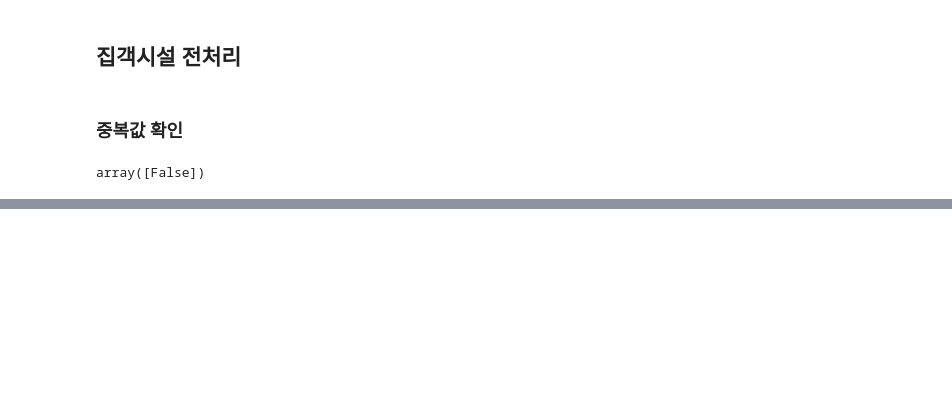
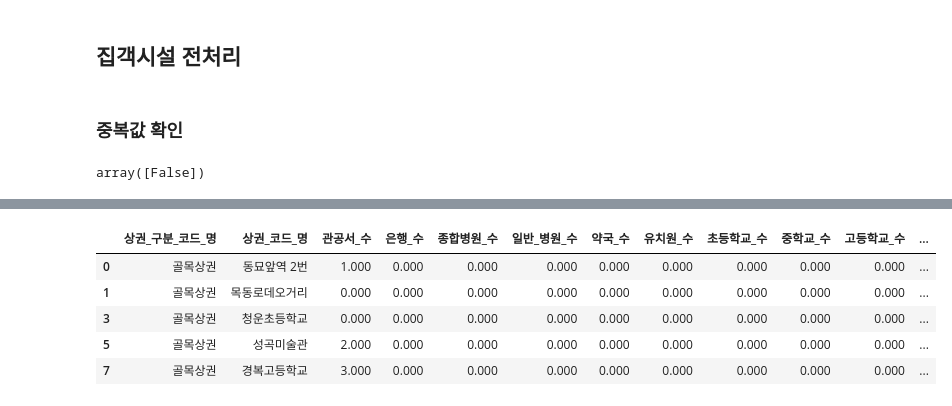
Before and after one commit to databeom/final-project, a Jupyter notebook: Final_Project.ipynb, the cells around one changed output, grey strips where cells are left out. Cells and saved outputs as stored; diff of their text form; code cells hidden in the pictures; blank space fills up the shorter version.

```diff
--- a/Final_Project.ipynb
+++ b/Final_Project.ipynb
@@ -1097,0 +1240,2 @@ array([False])
+# %%
+facilitie_1 = facilitie[facilitie['기준_년분기_코드'] == 20232]
@@ -1097,0 +1257,2 @@ array([False])
+# %%
+facilitie_1 = facilitie_1.drop('기준_년분기_코드', axis = 1)
@@ -1097,0 +1279,9 @@ array([False])
+# %%
+facilitie_1.head()
+# %% [output]
+|  | 상권_구분_코드_명 | 상권_코드_명 | 관공서_수 | 은행_수 | 종합병원_수 | 일반_병원_수 | 약국_수 | 유치원_수 | 초등학교_수 | 중학교_수 | 고등학교_수 | ... |
+| 0 | 골목상권 | 동묘앞역 2번 | 1.000 | 0.000 | 0.000 | 0.000 | 0.000 | 0.000 | 0.000 | 0.000 | 0.000 | ... |
+| 1 | 골목상권 | 목동로데오거리 | 0.000 | 0.000 | 0.000 | 0.000 | 0.000 | 0.000 | 0.000 | 0.000 | 0.000 | ... |
+| 3 | 골목상권 | 청운초등학교 | 0.000 | 0.000 | 0.000 | 0.000 | 0.000 | 0.000 | 0.000 | 0.000 | 0.000 | ... |
+| 5 | 골목상권 | 성곡미술관 | 2.000 | 0.000 | 0.000 | 0.000 | 0.000 | 0.000 | 0.000 | 0.000 | 0.000 | ... |
+| 7 | 골목상권 | 경복고등학교 | 3.000 | 0.000 | 0.000 | 0.000 | 0.000 | 0.000 | 0.000 | 0.000 | 0.000 | ... |
```
Also changed, not shown: parts of 25 cells of this notebook.
